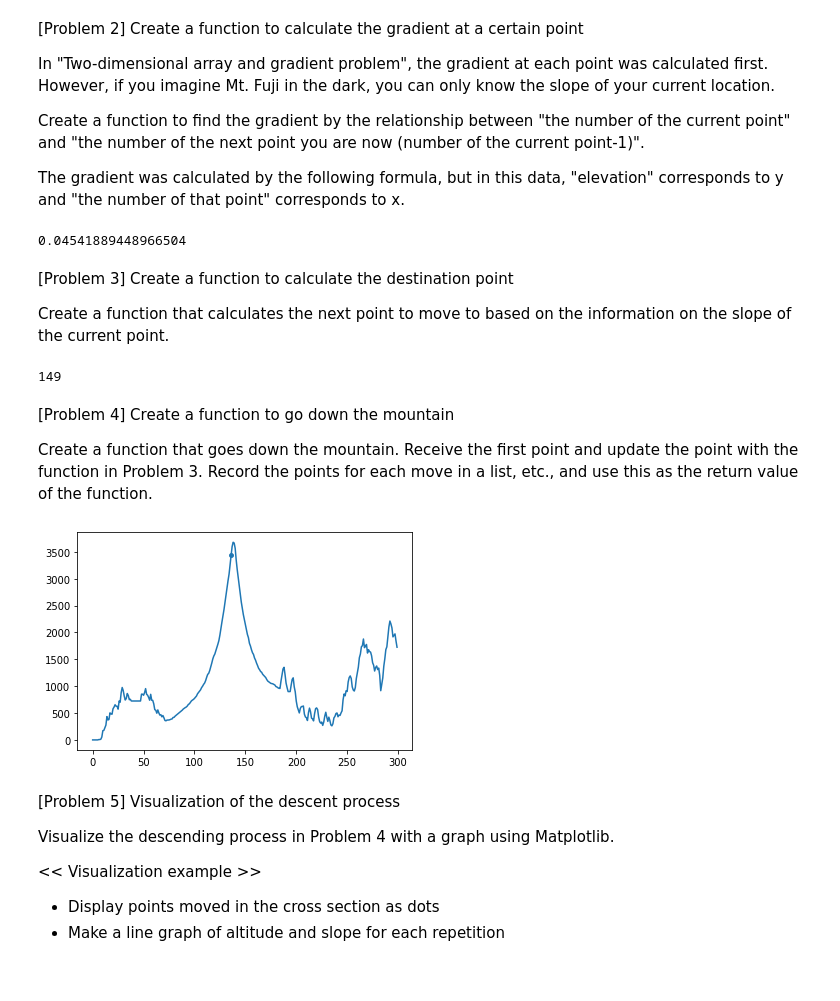
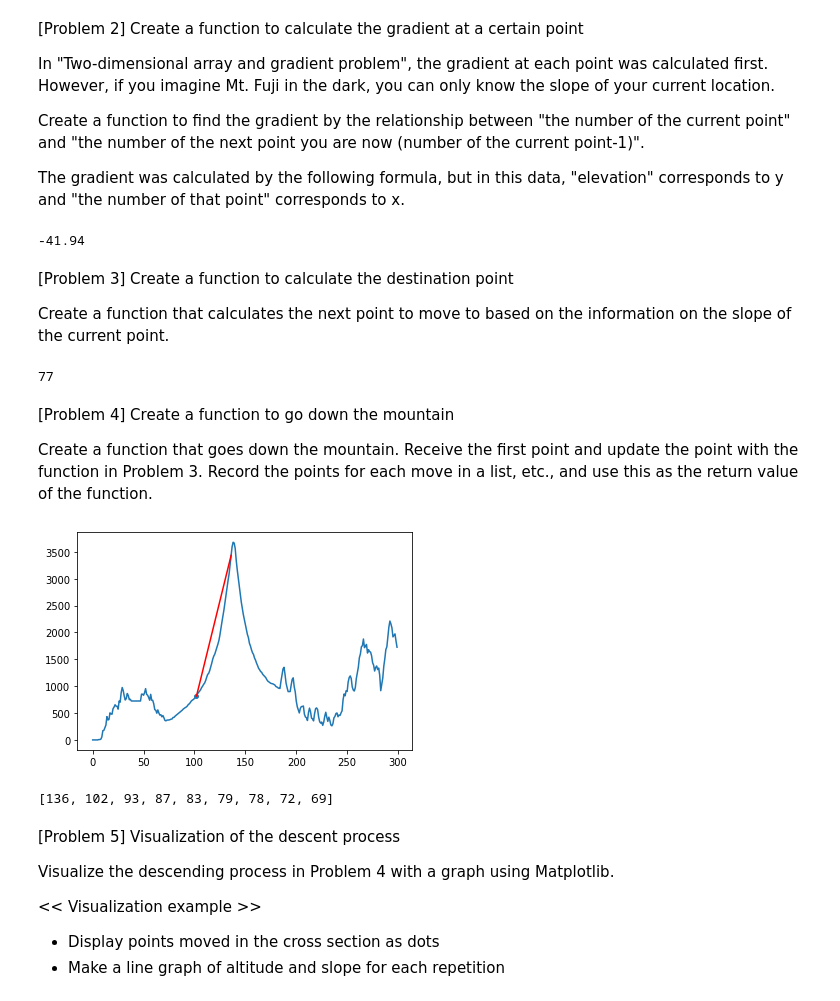
Before and after one commit to Maralmaa1/DIV-tasks, a Jupyter notebook: FujiShimoyamaProblem.ipynb, the cells around one changed output. Cells and saved outputs as stored; diff of their text form; code cells hidden in the pictures.

```diff
--- a/FujiShimoyamaProblem.ipynb
+++ b/FujiShimoyamaProblem.ipynb
@@ -44,19 +44,21 @@ The gradient was calculated by the following formula, but in this data, "elevati
 def find_current_gradient(x_data,y_data,current_point):
 
   x1 = x_data[current_point]
-  x2 = x_data[current_point - 1]
+  x2 = x_data[current_point + 1]
   y1 = y_data[current_point]
-  y2 = y_data[current_point - 1]
+  y2 = y_data[current_point + 1]
 
-  y_change = y1 - y2
-  x_change = x1 - y2
+  y_change = y2 - y1
+  x_change = x2 - x1
   gradient = y_change / x_change
+
   return gradient
 
-current_point_gradient = find_current_gradient(x_data, y_data, 150)
+current_point = 69
+current_point_gradient = find_current_gradient(x_data, y_data, current_point)
 current_point_gradient
 # %% [output]
-0.04541889448966504
+-41.94
 # %% [markdown]
 [Problem 3] Create a function to calculate the destination point
 
@@ -68,17 +70,18 @@ def destination_point(current_point,current_point_gradient, Alpha=0.2):
   destination_point = int(current_point - (Alpha*current_point_gradient))
 
   return destination_point
-point = destination_point(150, current_point_gradient,Alpha=0.2)
+point = destination_point(current_point, current_point_gradient,Alpha=0.2)
 point
 # %% [output]
-149
+77
 # %% [markdown]
 [Problem 4] Create a function to go down the mountain
 
 Create a function that goes down the mountain. Receive the first point and update the point with the function in Problem 3. Record the points for each move in a list, etc., and use this as the return value of the function.
 # %%
 def compute_path(y_data, current_point, x_data, alpha=0.2):
-    grad = y_data[current_point]-y_data[current_point-1]
+
+    grad = y_data[current_point]-y_data[current_point+1]
     update_y = [y_data[current_point]]
     update_point = [current_point]
     fig, ax = plt.subplots()
@@ -90,34 +93,57 @@ def compute_path(y_data, current_point, x_data, alpha=0.2):
             current_point = destination_point(current_point,grad,alpha)
 
             update_y.append(y_data[current_point])
             update_point.append(current_point)
 
             ax.scatter(current_point, y_data[current_point], s=15)
             ax.plot([update_point[-1],update_point[-2]], [update_y[-1],update_y[-2]], color = 'red')
             #plt.pause(1)
             plt.show()
     else:
        while grad > 0:
             grad = find_current_gradient(x_data, y_data, current_point)
             current_point = destination_point(current_point,grad,alpha)
 
             update_y.append(y_data[current_point])
             update_point.append(current_point)
 
             ax.scatter(current_point, y_data[current_point], s=15)
             ax.plot([update_point[-1],update_point[-2]], [update_y[-1],update_y[-2]], color = 'red')
             #plt.pause(1)
             plt.show()
     return update_y, update_point
 
 path = []
 path_index = []
 current_point = int(x_data[136])
 alpha = 0.2
 
 path, path_index = compute_path(y_data, current_point, x_data, alpha)
 # %% [output]
-[figure, old version]
+[figure, new version]
+# %%
+down_list = []
+
+def go_down(y_data, current_point, x_data):
+  down_list = []
+
+  size = x_data.size
+
+  while True :
+    down_list.append(current_point)
+    current_point_gradient = find_current_gradient(x_data, y_data, current_point)
+    current_point =  destination_point(current_point, current_point_gradient,Alpha=0.2)
+    if down_list[-1] < current_point :
+      break
+
+  return down_list
+
+current_point = 136
+
+down_list = go_down(y_data, current_point, x_data)
+down_list
+# %% [output]
+[136, 102, 93, 87, 83, 79, 78, 72, 69]
 # %% [markdown]
 [Problem 5] Visualization of the descent process
 
```
Also changed, not shown: parts of 1 cell of this notebook.
